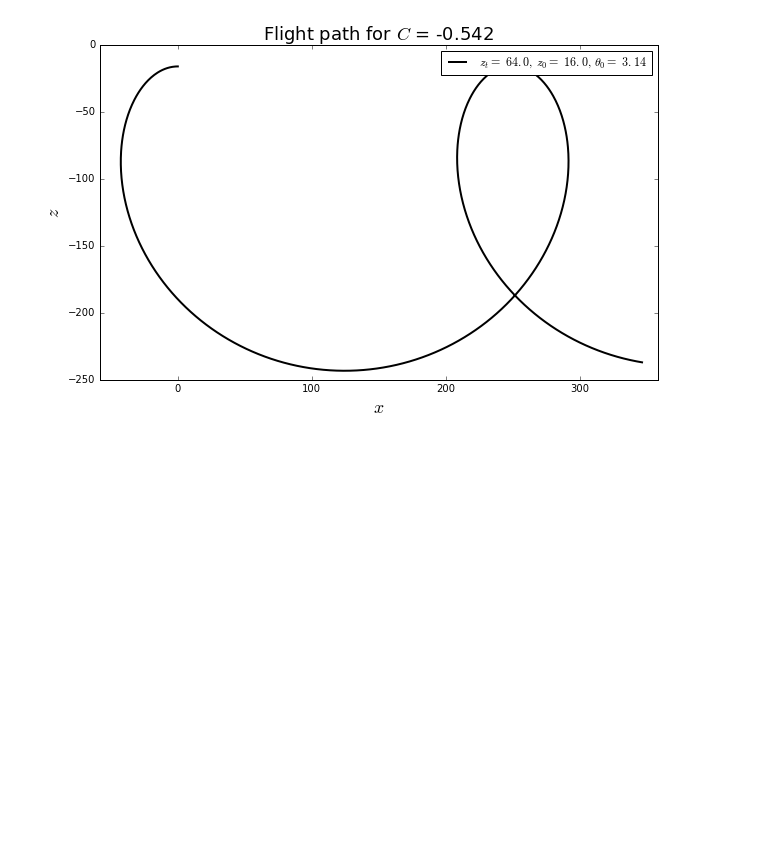
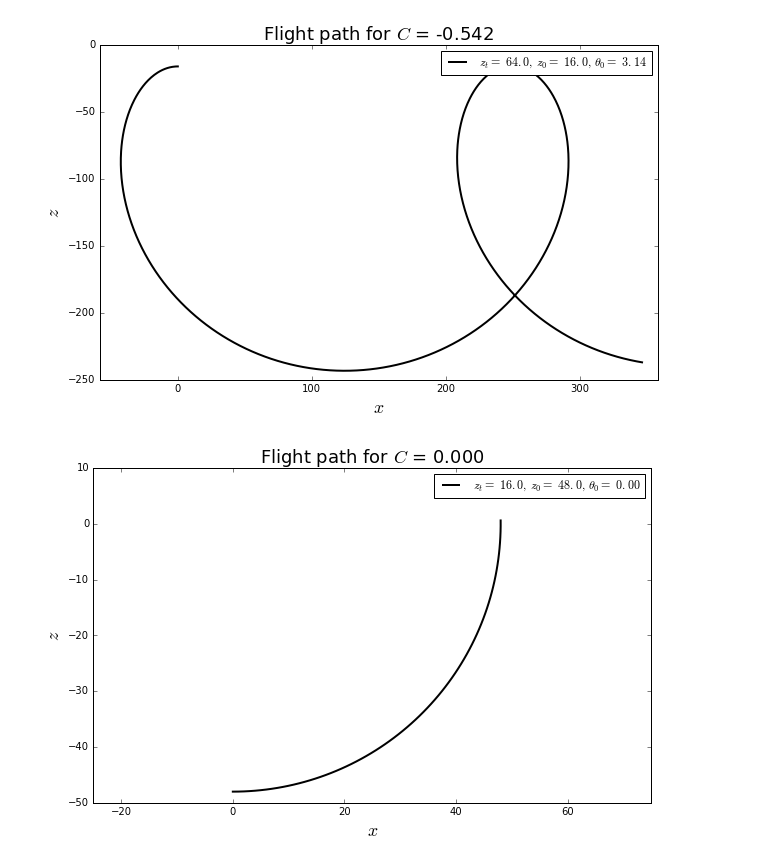
Before and after one commit to yueyang1992/MAE6286, a Jupyter notebook: sep6.ipynb, the cells around one changed output. Saved outputs shown, nothing was run; the diff lists cells and outputs as text; code cells hidden in the pictures; blank space fills up the shorter version.

```diff
--- a/sep6.ipynb
+++ b/sep6.ipynb
@@ -49,3 +49,7 @@ plot_flight_path(64, 16, 0)
 plot_flight_path(64,16,numpy.pi)
 # %% [output]
 [figure]
+# %%
+plot_flight_path(16,48,0)
+# %% [output]
+[figure, added]
```
Also changed, not shown: parts of 2 cells of this notebook.
